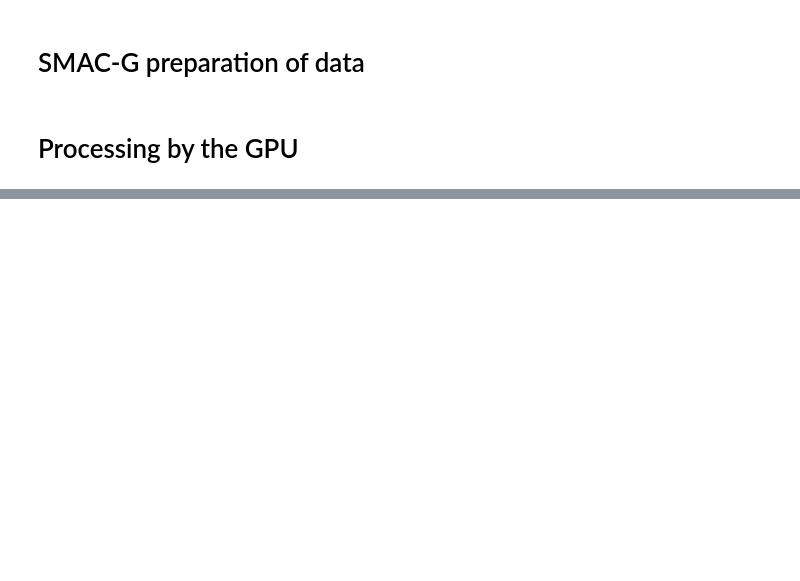
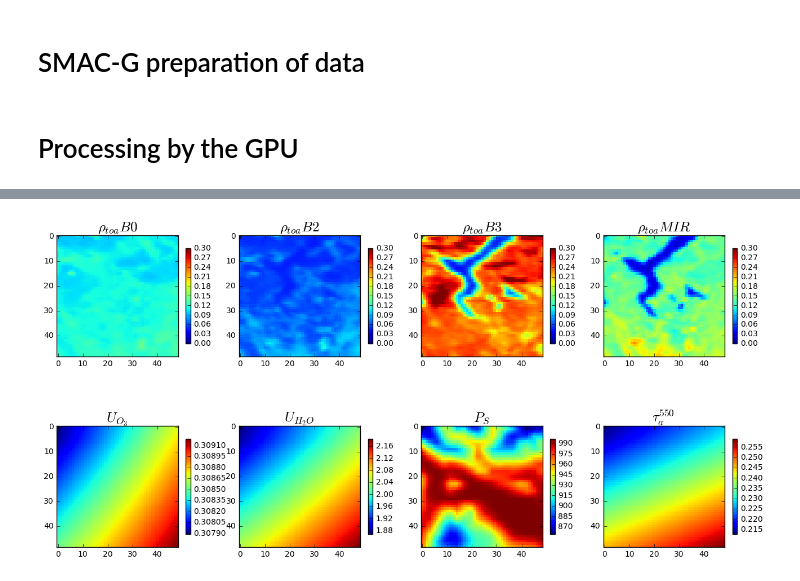
Before and after one commit to hygeos/smaccl, a Jupyter notebook: smacg-VGT-example.ipynb, the cells around one changed output, grey strips where cells are left out. Cells and saved outputs as stored; diff of their text form; code cells hidden in the pictures; blank space fills up the shorter version.

```diff
--- a/smacg-VGT-example.ipynb
+++ b/smacg-VGT-example.ipynb
@@ -304,0 +540,11 @@ merra_lut['TQV'].sub()[Idx(12),:,:].plot()
+# %%
+fig3 = Figures(cols=4, rows=2, size=(4,4), fontsize=18)
+vmax = 0.01
+for k in range(4):
+    fig3.imshow(Irtoa[k,:,:], vmin= 0, vmax=0.3, title=r'$\rho_{toa} ' + tab_band[k] + '$',  shrink=0.6, colorbar=True)
+fig3.imshow(Iuo3[:,:],   title=r'$U_{O_3}$ ',   shrink=0.6, colorbar=True)
+fig3.imshow(Iuh2o[:,:],  title=r'$U_{H_2O}$ ',  shrink=0.6, colorbar=True)
+fig3.imshow(Ipre[:,:],  title=r'$P_{S}$ ',  shrink=0.6, colorbar=True)
+fig3.imshow(Itaup[:,:],  title=r'$\tau_a^{550}$ ',  shrink=0.6, colorbar=True)
+# %% [output]
+[figure, added]
```
Also changed, not shown: parts of 20 cells of this notebook, 3 other files.
